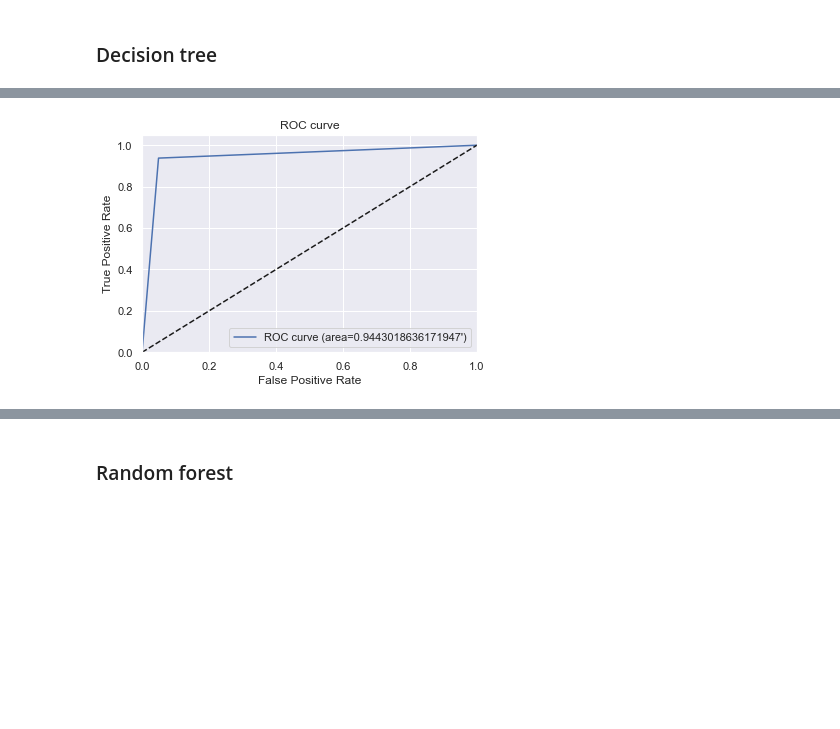
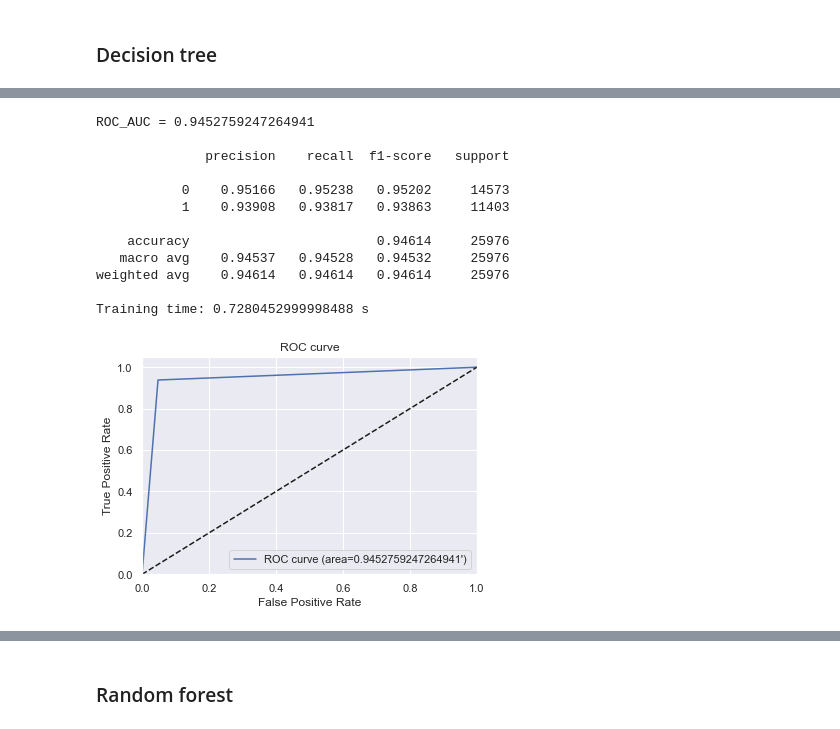
Before and after one commit to GonzaloRomeroR/CEIA, a Jupyter notebook: aprendizaje_maquina_1/project/2-Entrenamiento.ipynb, the cells around one changed output, grey strips where cells are left out. Saved outputs shown, nothing was run; the diff lists cells and outputs as text; code cells hidden in the pictures; blank space fills up the shorter version.

```diff
--- a/aprendizaje_maquina_1/project/2-Entrenamiento.ipynb
+++ b/aprendizaje_maquina_1/project/2-Entrenamiento.ipynb
@@ -34,6 +38,8 @@ X_train = feather.read_feather("./results/X_train.ftr")
 X_test = feather.read_feather("./results/X_test.ftr")
 y_train = feather.read_feather("./results/y_train.ftr").to_numpy().ravel()
 y_test = feather.read_feather("./results/y_test.ftr").to_numpy().ravel()
+# %%
+models = {}
 # %% [markdown]
 ### Adaboost
 # %%
@@ -107,5 +100,20 @@ weighted avg    0.94511   0.94510   0.94510     25976
-# %%
-y_pred = model_dt.predict(X_test)
-plot_roc_curve(y_test, y_pred)
-# %% [output]
-[figure, removed]
+# %%
+params = {}
+
+model = Model(DecisionTreeClassifier, params)
+evaluate_model(model, X_train, y_train, X_test, y_test)
+models["model_dt"] = model
+# %% [output]
+ROC_AUC = 0.9452759247264941
+
+              precision    recall  f1-score   support
+
+           0    0.95166   0.95238   0.95202     14573
+           1    0.93908   0.93817   0.93863     11403
+
+    accuracy                        0.94614     25976
+   macro avg    0.94537   0.94528   0.94532     25976
+weighted avg    0.94614   0.94614   0.94614     25976
+
+Training time: 0.7280452999998488 s
+[figure, added]
```
Also changed, not shown: parts of 25 cells of this notebook, 2 other files.
